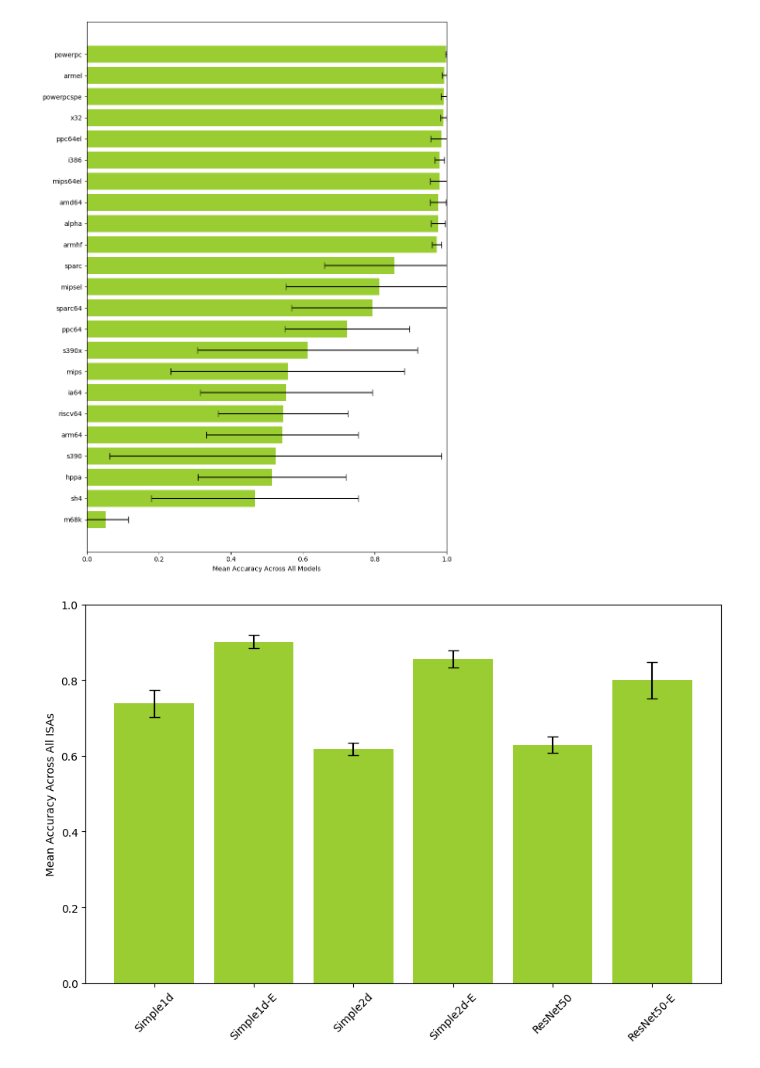
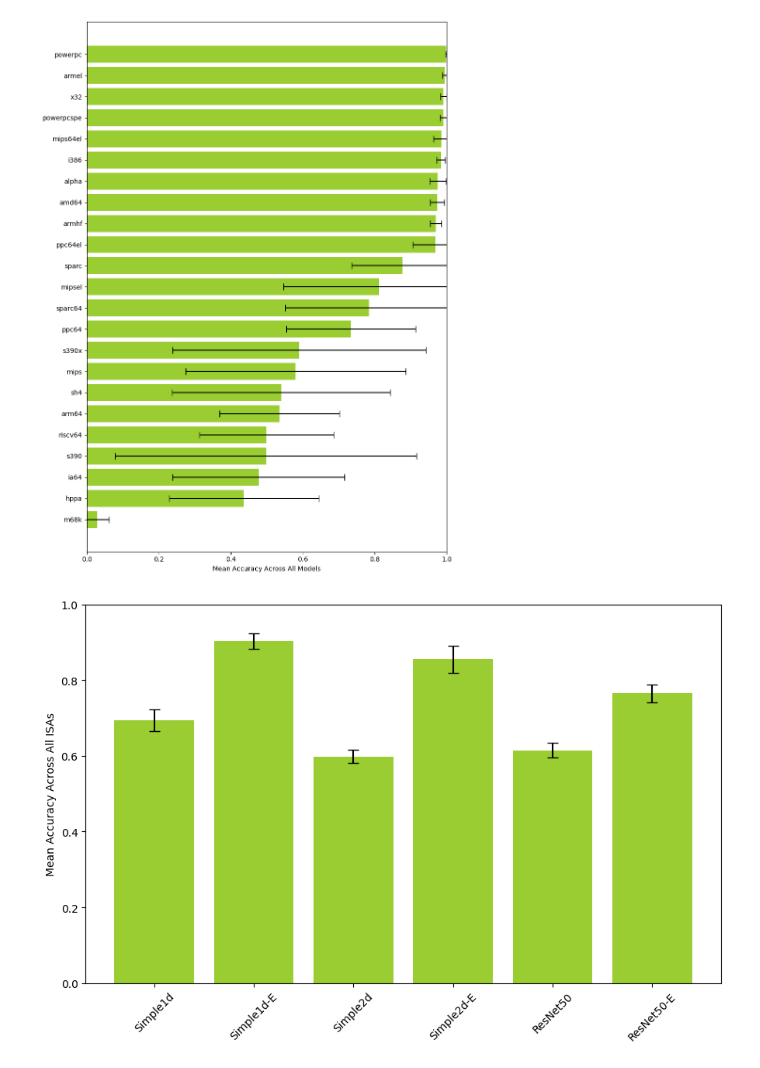
Before and after one commit to mikkelsvartveit/thesis, a Jupyter notebook: masterproject/code/src/analysis/barchart-logo.ipynb, the cells around one changed output. Drawn from its saved outputs; the diff is of its cells as text; code cells hidden in the pictures.

Commit message:
logo-cv isadetect: new results and confidence interval based accuracy

```diff
--- a/masterproject/code/src/analysis/barchart-logo.ipynb
+++ b/masterproject/code/src/analysis/barchart-logo.ipynb
@@ -54,13 +53,11 @@ for target_feature in target_features:
         )
 
         # Group by the seed column and create a list of dataset sizes
-        # fold_sample_counts = (
-        #     df_filtered.groupby("validator.seed")["test_dataset_size"]
-        #     .apply(list)
-        #     .tolist()
-        # )
-        # TODO: fix when test_dataset_size is implemented
-        fold_sample_counts = [[3500 for _ in sublist] for sublist in accuracy_lists]
+        fold_sample_counts = (
+            df_filtered.groupby("validator.seed")["test_dataset_size"]
+            .apply(list)
+            .tolist()
+        )
 
         # Get overall metrics
         overall_mean, overall_conf_95, _, _ = logo_cv_confidence_interval(
@@ -217,2 +214,2 @@ for target_feature in target_features:
-[figure, old version]
+[figure, new version]
-[figure, old version]
+[figure, new version]
```
Also changed, not shown: parts of 2 cells of this notebook, 14 other files.
